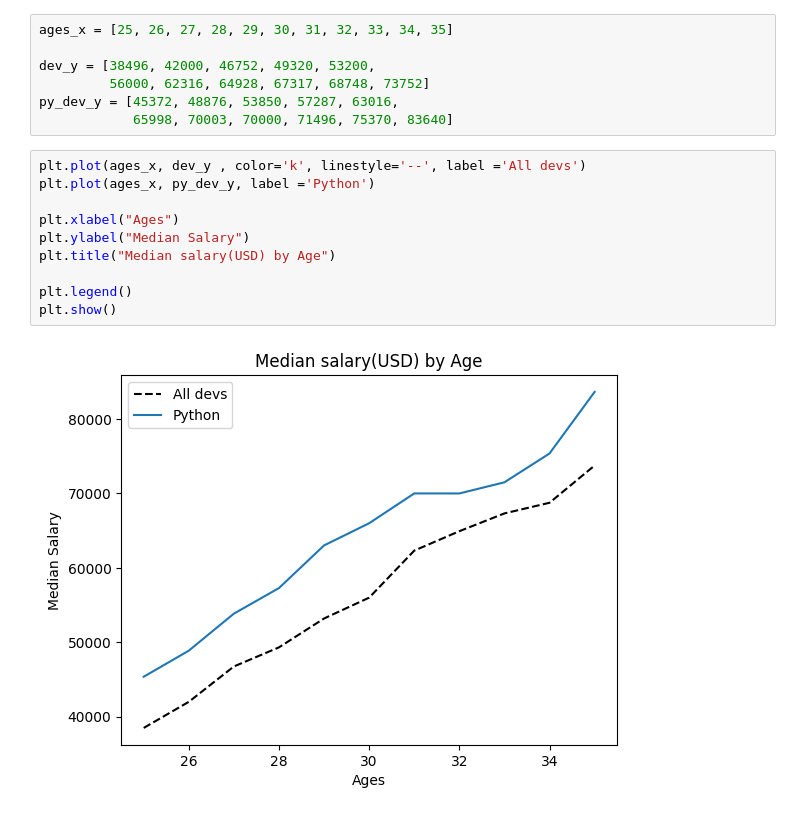
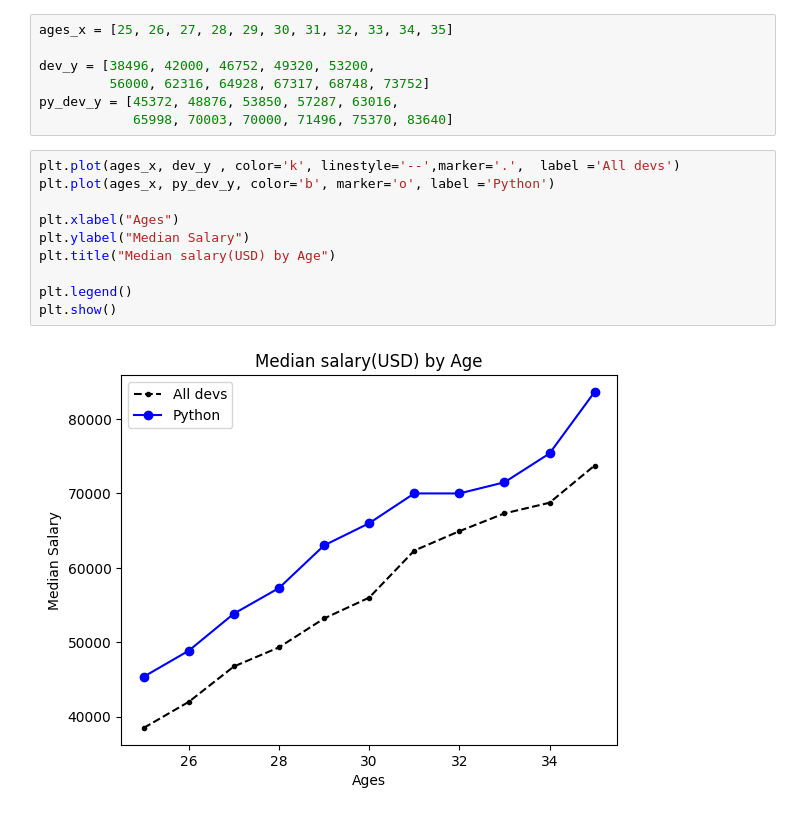
Before and after one commit to raaakibul/Matplotlib, a Jupyter notebook: plot.ipynb, the cells around one changed output. Drawn from its saved outputs; the diff is of its cells as text.

```diff
--- a/plot.ipynb
+++ b/plot.ipynb
@@ -8,14 +8,14 @@ dev_y = [38496, 42000, 46752, 49320, 53200,
 py_dev_y = [45372, 48876, 53850, 57287, 63016,
             65998, 70003, 70000, 71496, 75370, 83640]
 # %%
-plt.plot(ages_x, dev_y , color='k', linestyle='--', label ='All devs')
-plt.plot(ages_x, py_dev_y, label ='Python')
+plt.plot(ages_x, dev_y , color='k', linestyle='--',marker='.',  label ='All devs')
+plt.plot(ages_x, py_dev_y, color='b', marker='o', label ='Python')
 
 plt.xlabel("Ages")
 plt.ylabel("Median Salary")
 plt.title("Median salary(USD) by Age")
 
 plt.legend()
 plt.show()
 # %% [output]
-[figure, old version]
+[figure, new version]
```
